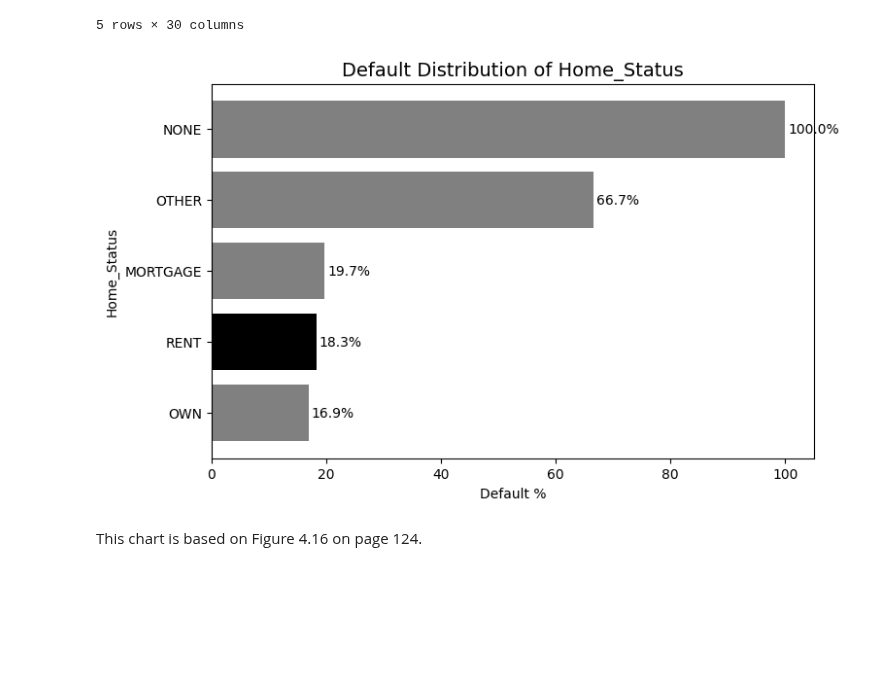
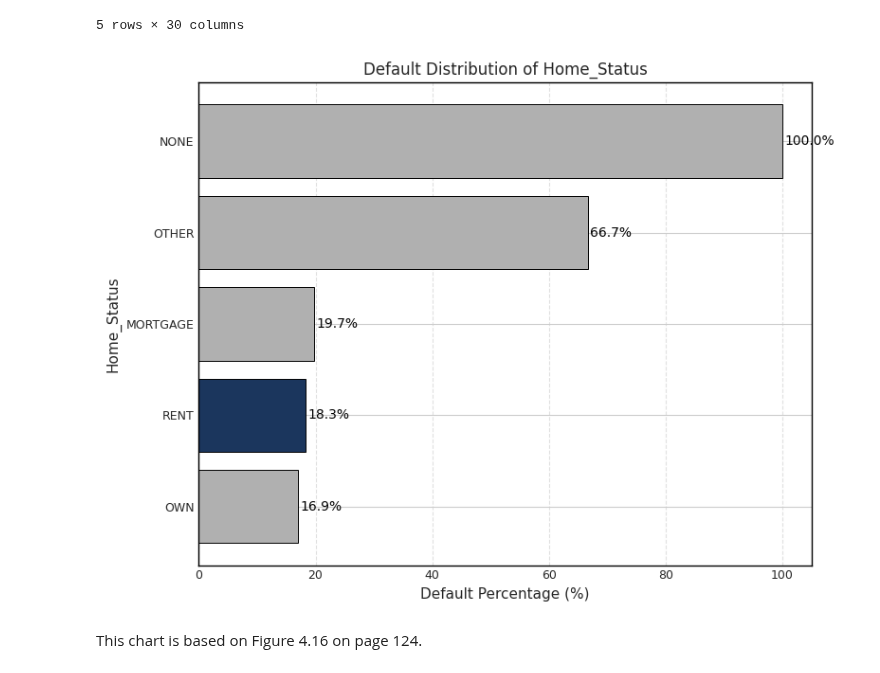
Before and after one commit to makenna-e/bu-cds-dx699s-summer-2025-assignments, a Jupyter notebook: OMDS-ModB2-Week8-Ehrlich-Makenna.ipynb, the cells around one changed output. Cells and saved outputs as stored; diff of their text form; code cells hidden in the pictures; blank space fills up the shorter version.

Commit message:
Ehrlich Week 8 Saving Chart as PNG

```diff
--- a/OMDS-ModB2-Week8-Ehrlich-Makenna.ipynb
+++ b/OMDS-ModB2-Week8-Ehrlich-Makenna.ipynb
@@ -367,35 +367,55 @@ df_loan.head()
 # %%
 # Calculate percentage of defaults by housing type
 default_pct = df_loan.groupby('Home_Status')['Default'].mean() * 100
 default_pct = default_pct.sort_values(ascending=False).reset_index()
 default_pct.columns = ['Home_Status', 'Default_Percentage']
 
-# Want to highlight "RENT" in black, others in grey
-colors = ['black' if status == 'RENT' else 'grey' for status in default_pct['Home_Status']]
+# Assumption: those renting will have highest rates of default
+# Highlight RENT in light blue, other statuses in grey
+colors = ['#1B365D' if status == 'RENT' else '#B0B0B0' for status in default_pct['Home_Status']]
+
+# Styling
+plt.style.use('seaborn-v0_8-whitegrid')
 
 # Plot horizontal bar chart
-plt.figure(figsize=(8, 5))
-bars = plt.barh(default_pct['Home_Status'], default_pct['Default_Percentage'], color=colors)
+fig, ax = plt.subplots(figsize=(8, 6))
+bars = ax.barh(
+    default_pct['Home_Status'],
+    default_pct['Default_Percentage'],
+    color=colors,
+    edgecolor='black',
+    linewidth=0.7
+)
 
 # Add percentage labels for each bar
 for bar, pct in zip(bars, default_pct['Default_Percentage']):
-    plt.text(bar.get_width() + 0.5,
-             bar.get_y() + bar.get_height() / 2,
-             f"{pct:.1f}%",
-             va='center',
-             fontsize=10,
-             color='black')
+    ax.text(
+        bar.get_width() + 0.4,
+        bar.get_y() + bar.get_height() / 2,
+        f"{pct:.1f}%",
+        va='center',
+        fontsize=10,
+        color='black')
 
 # Reverse y-axis for typical bar chart layout
-plt.gca().invert_yaxis()
+ax.invert_yaxis()
 
-# Title and labels
-plt.title("Default Distribution of Home_Status", fontsize=14)
-plt.xlabel("Default %")
-plt.ylabel("Home_Status")
+# Labels, title, and styling
+ax.set_title("Default Distribution of Home_Status", fontsize=12)
+ax.set_xlabel("Default Percentage (%)", fontsize=11)
+ax.set_ylabel("Home_Status", fontsize=11)
+ax.grid(axis='x', linestyle='--', alpha=0.6)
+ax.tick_params(axis='both', which='major', labelsize=9)
 
+# Add black outline to the graph
+for spine in ax.spines.values():
+    spine.set_edgecolor('black')
+    spine.set_linewidth(1)
+
+# Layout / plot
+plt.tight_layout()
 plt.show()
 # %% [output]
-[figure, old version]
+[figure, new version]
 # %% [markdown]
 This chart is based on Figure 4.16 on page 124.
```
Also changed, not shown: 1 other file.
